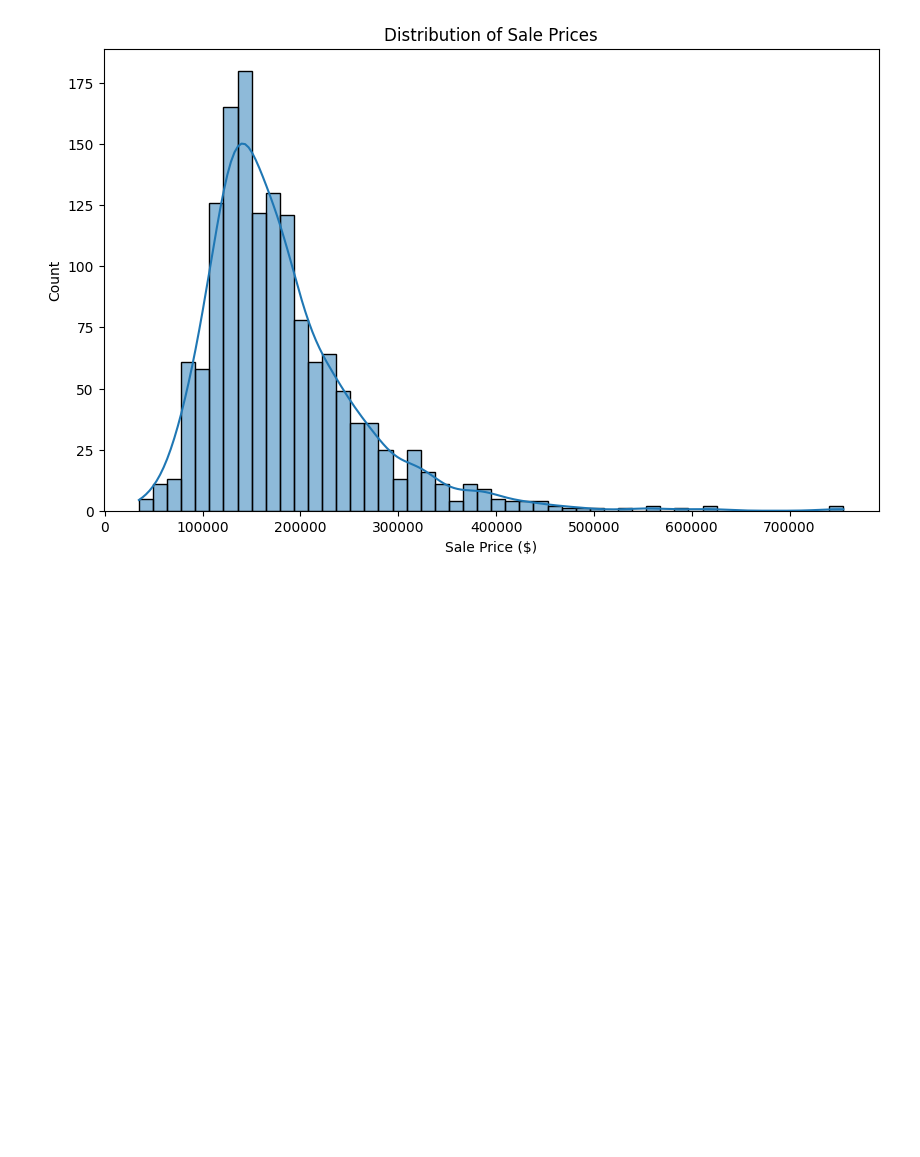
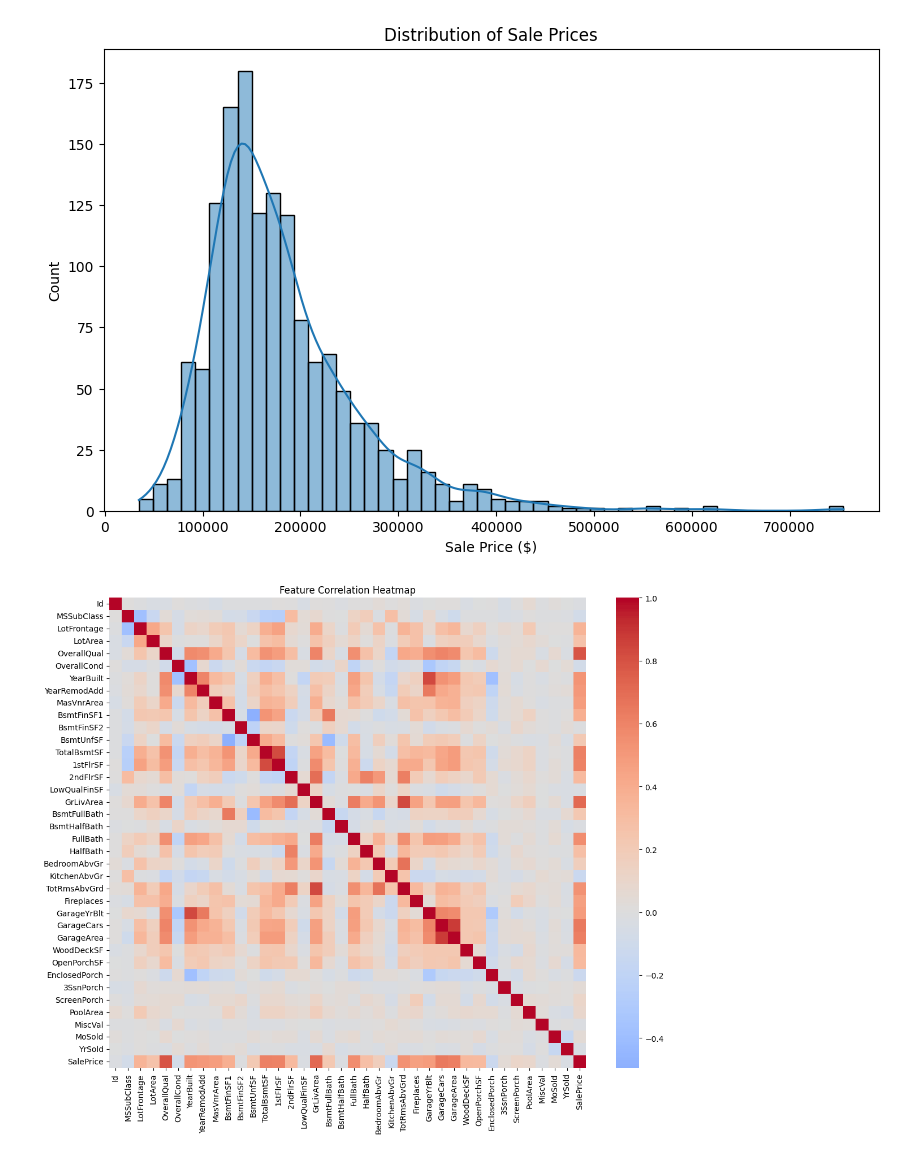
Before and after one commit to GabeTorrijos/home-price-predictor, a Jupyter notebook: notebooks/01_exploratory_analysis.ipynb, the cells around one changed output. Drawn from its saved outputs; the diff is of its cells as text; code cells hidden in the pictures; blank space fills up the shorter version.

Commit message:
Add correlation heatmap and scatter plot

```diff
--- a/notebooks/01_exploratory_analysis.ipynb
+++ b/notebooks/01_exploratory_analysis.ipynb
@@ -58,3 +57,16 @@ plt.savefig('../visuals/sale_price_distribution.png')
 plt.show()
 # %% [output]
 [figure]
+# %%
+# Correlation heatmap - which features relate most to sale price
+numeric_df = df.select_dtypes(include=['number'])
+correlation = numeric_df.corr()
+
+plt.figure(figsize=(12, 10))
+sns.heatmap(correlation, annot=False, cmap='coolwarm', center=0)
+plt.title('Feature Correlation Heatmap')
+plt.tight_layout()
+plt.savefig('../visuals/correlation_heatmap.png')
+plt.show()
+# %% [output]
+[figure, added]
```
Also changed, not shown: parts of 3 cells of this notebook, 2 other files.
